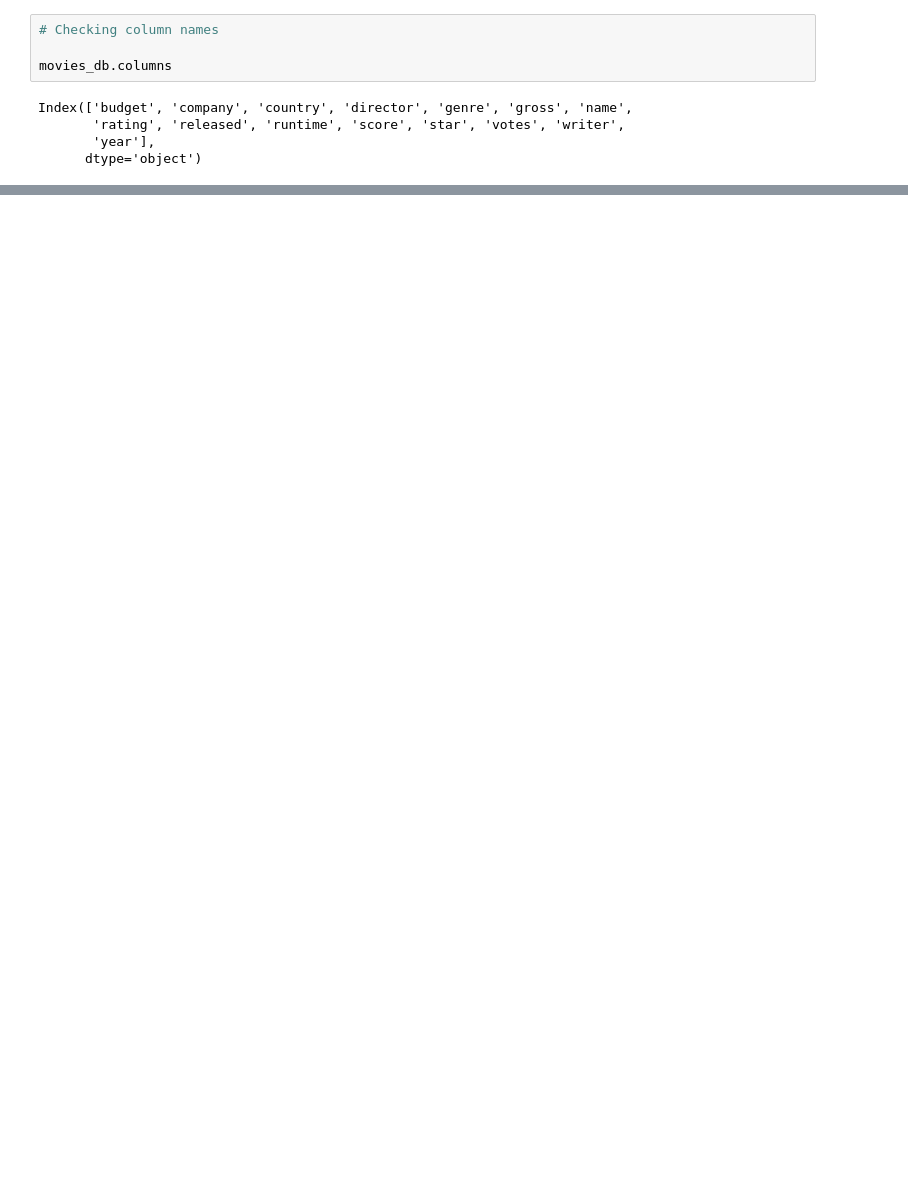
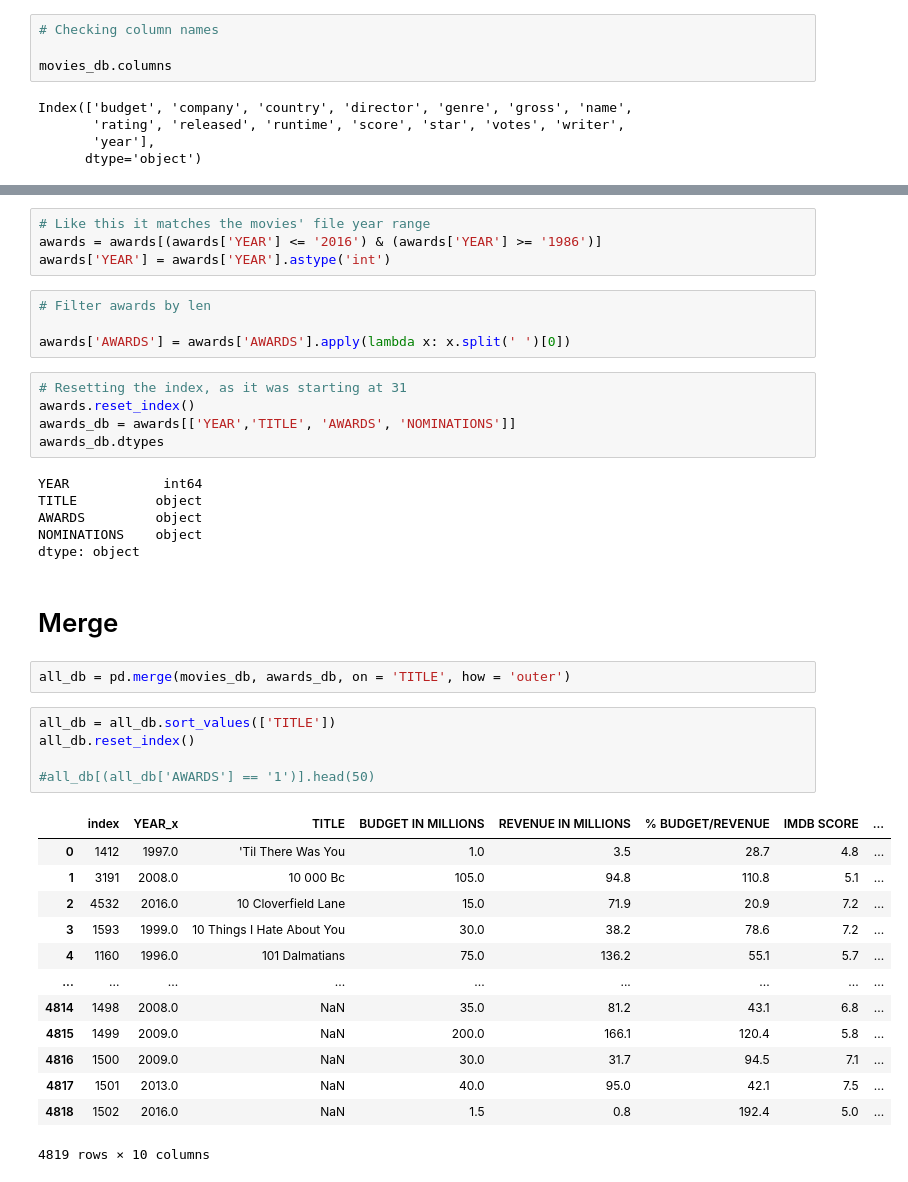
Before and after one commit to Mariehllrd/Project-Week-3-Data-Thieves, a Jupyter notebook: your-project/Movies Database Cleaning.ipynb, the cells around one changed output, grey strips where cells are left out. Cells and saved outputs as stored; diff of their text form; blank space fills up the shorter version.

```diff
--- a/your-project/Movies Database Cleaning.ipynb
+++ b/your-project/Movies Database Cleaning.ipynb
@@ -107,0 +174,42 @@ movies_db.head()
+# %%
+# Like this it matches the movies' file year range
+awards = awards[(awards['YEAR'] <= '2016') & (awards['YEAR'] >= '1986')]
+awards['YEAR'] = awards['YEAR'].astype('int')
+# %%
+# Filter awards by len
+
+awards['AWARDS'] = awards['AWARDS'].apply(lambda x: x.split(' ')[0])
+# %%
+# Resetting the index, as it was starting at 31
+awards.reset_index()
+awards_db = awards[['YEAR','TITLE', 'AWARDS', 'NOMINATIONS']]
+awards_db.dtypes
+# %% [output]
+YEAR            int64
+TITLE          object
+AWARDS         object
+NOMINATIONS    object
+dtype: object
+# %% [markdown]
+# Merge
+# %%
+all_db = pd.merge(movies_db, awards_db, on = 'TITLE', how = 'outer')
+# %%
+all_db = all_db.sort_values(['TITLE'])
+all_db.reset_index()
+
+#all_db[(all_db['AWARDS'] == '1')].head(50)
+# %% [output]
+|  | index | YEAR_x | TITLE | BUDGET IN MILLIONS | REVENUE IN MILLIONS | % BUDGET/REVENUE | IMDB SCORE | ... |
+| 0 | 1412 | 1997.0 | 'Til There Was You | 1.0 | 3.5 | 28.7 | 4.8 | ... |
+| 1 | 3191 | 2008.0 | 10 000 Bc | 105.0 | 94.8 | 110.8 | 5.1 | ... |
+| 2 | 4532 | 2016.0 | 10 Cloverfield Lane | 15.0 | 71.9 | 20.9 | 7.2 | ... |
+| 3 | 1593 | 1999.0 | 10 Things I Hate About You | 30.0 | 38.2 | 78.6 | 7.2 | ... |
+| 4 | 1160 | 1996.0 | 101 Dalmatians | 75.0 | 136.2 | 55.1 | 5.7 | ... |
+| ... | ... | ... | ... | ... | ... | ... | ... | ... |
+| 4814 | 1498 | 2008.0 | NaN | 35.0 | 81.2 | 43.1 | 6.8 | ... |
+| 4815 | 1499 | 2009.0 | NaN | 200.0 | 166.1 | 120.4 | 5.8 | ... |
+| 4816 | 1500 | 2009.0 | NaN | 30.0 | 31.7 | 94.5 | 7.1 | ... |
+| 4817 | 1501 | 2013.0 | NaN | 40.0 | 95.0 | 42.1 | 7.5 | ... |
+| 4818 | 1502 | 2016.0 | NaN | 1.5 | 0.8 | 192.4 | 5.0 | ... |
+4819 rows × 10 columns
```
Also changed, not shown: parts of 14 cells of this notebook, 3 other files.
